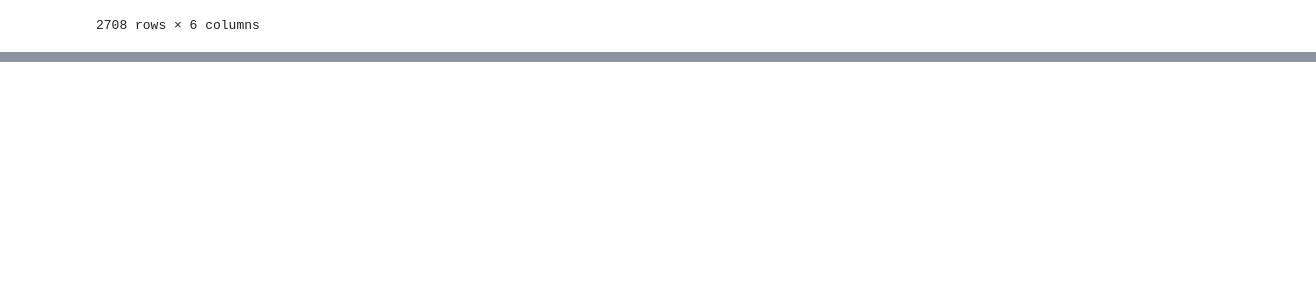
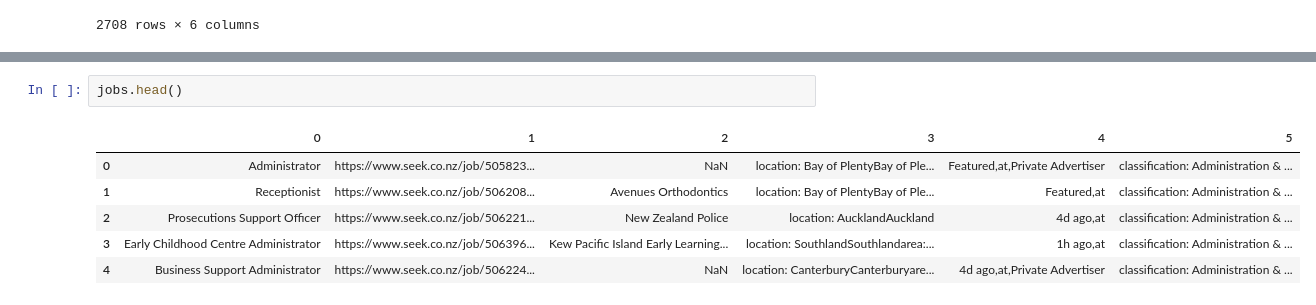
Before and after one commit to WhatKS/DA_Course_QILIU, a Jupyter notebook: 2022_12_23/scripts.ipynb, the cells around one changed output, grey strips where cells are left out. Cells and saved outputs as stored; diff of their text form; blank space fills up the shorter version.

```diff
--- a/2022_12_23/scripts.ipynb
+++ b/2022_12_23/scripts.ipynb
@@ -31,0 +56,9 @@ jobs
+# %%
+jobs.head()
+# %% [output]
+|  | 0 | 1 | 2 | 3 | 4 | 5 |
+| 0 | Administrator | https://www.seek.co.nz/job/505823... | NaN | location: Bay of PlentyBay of Ple... | Featured,at,Private Advertiser | classification: Administration & ... |
+| 1 | Receptionist | https://www.seek.co.nz/job/506208... | Avenues Orthodontics | location: Bay of PlentyBay of Ple... | Featured,at | classification: Administration & ... |
+| 2 | Prosecutions Support Officer | https://www.seek.co.nz/job/506221... | New Zealand Police | location: AucklandAuckland | 4d ago,at | classification: Administration & ... |
+| 3 | Early Childhood Centre Administrator | https://www.seek.co.nz/job/506396... | Kew Pacific Island Early Learning... | location: SouthlandSouthlandarea:... | 1h ago,at | classification: Administration & ... |
+| 4 | Business Support Administrator | https://www.seek.co.nz/job/506224... | NaN | location: CanterburyCanterburyare... | 4d ago,at,Private Advertiser | classification: Administration & ... |
```
Also changed, not shown: parts of 5 cells of this notebook.
